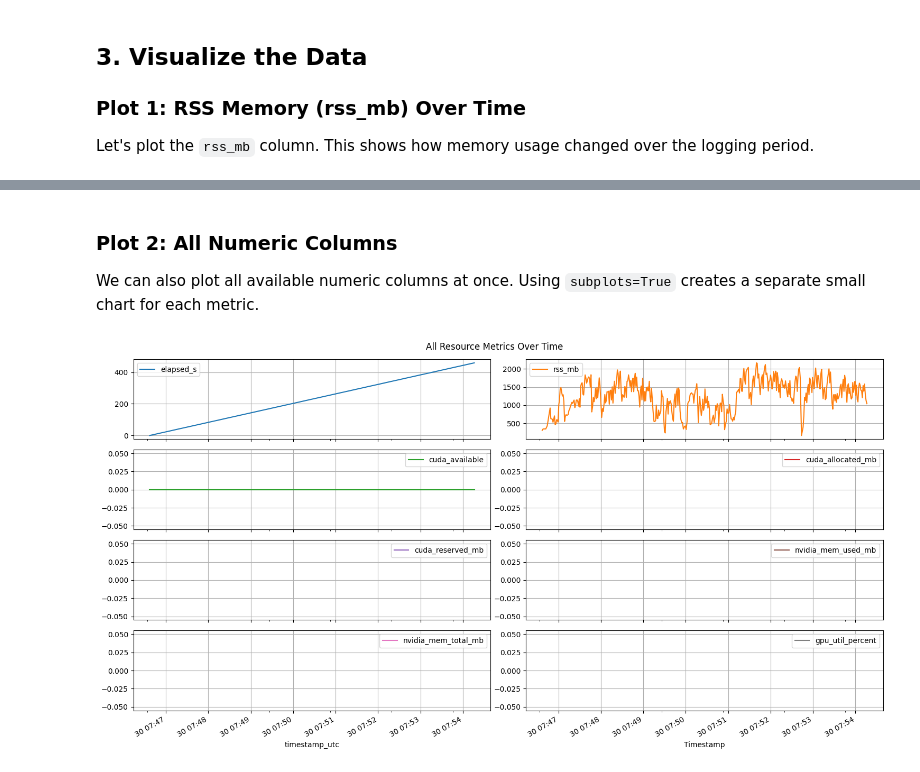
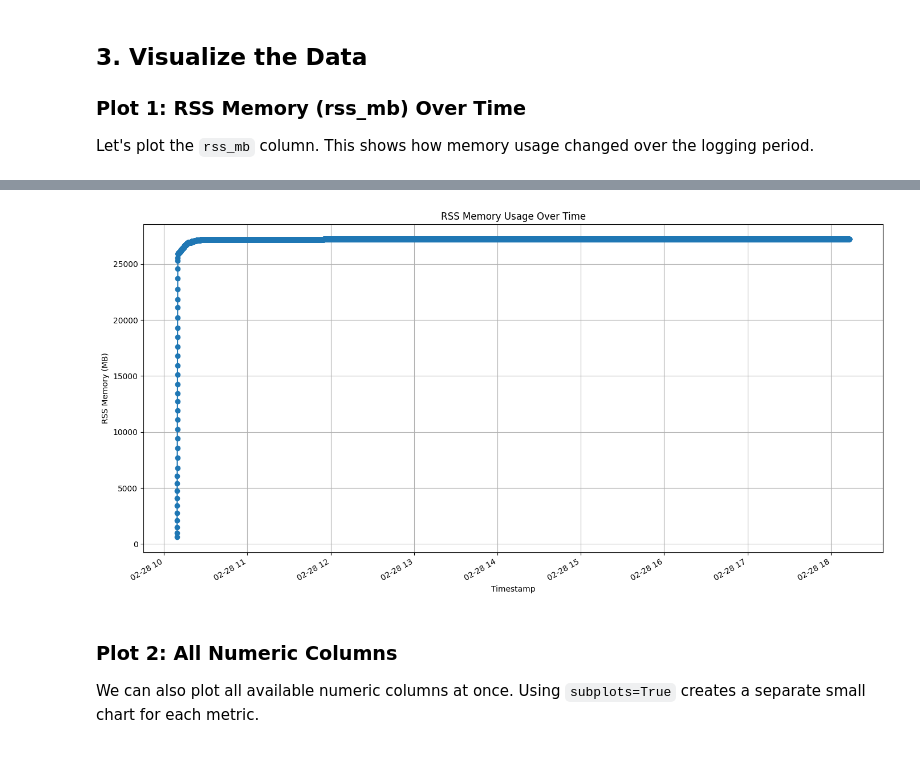
Before and after one commit to Plishh/Dual-Flood-GNN-Cluster, a Jupyter notebook: view_mem.ipynb, the cells around one changed output, grey strips where cells are left out. Saved outputs shown, nothing was run; the diff lists cells and outputs as text; code cells hidden in the pictures.

```diff
--- a/view_mem.ipynb
+++ b/view_mem.ipynb
@@ -109,23 +120,18 @@ else:
+# %%
+if df is not None and 'rss_mb' in df.columns:
+    plt.figure(figsize=(14, 7))
+    df['rss_mb'].plot(title='RSS Memory Usage Over Time', grid=True, marker='o', linestyle='-')
+    plt.xlabel('Timestamp')
+    plt.ylabel('RSS Memory (MB)')
+    plt.tight_layout() # Adjusts plot to prevent labels from overlapping
+    plt.show()
+elif df is not None:
+    print("Column 'rss_mb' not found in DataFrame.")
+else:
+    print("DataFrame not loaded. Skipping plot 1.")
+# %% [output]
+[figure, added]
 # %% [markdown]
 ### Plot 2: All Numeric Columns
 
 We can also plot all available numeric columns at once. Using `subplots=True` creates a separate small chart for each metric.
-# %%
-if df is not None:
-    # Select only columns with numeric data
-    numeric_cols = df.select_dtypes(include='number')
-
-    if not numeric_cols.empty:
-        # `subplots=True` creates a chart for each column
-        # `layout=(-1, 2)` arranges them in a grid with 2 columns
-        numeric_cols.plot(figsize=(15, 8), subplots=True, layout=(-1, 2), title='All Resource Metrics Over Time', grid=True)
-
-        plt.xlabel('Timestamp') # Applies label to the bottom-most plots
-        plt.tight_layout()
-        plt.show()
-    else:
-        print("No numeric data to plot after setting index.")
-else:
-    print("DataFrame not loaded. Skipping plot 2.")
-# %% [output]
-[figure, removed]
```
Also changed, not shown: parts of 4 cells of this notebook, 17 other files.
